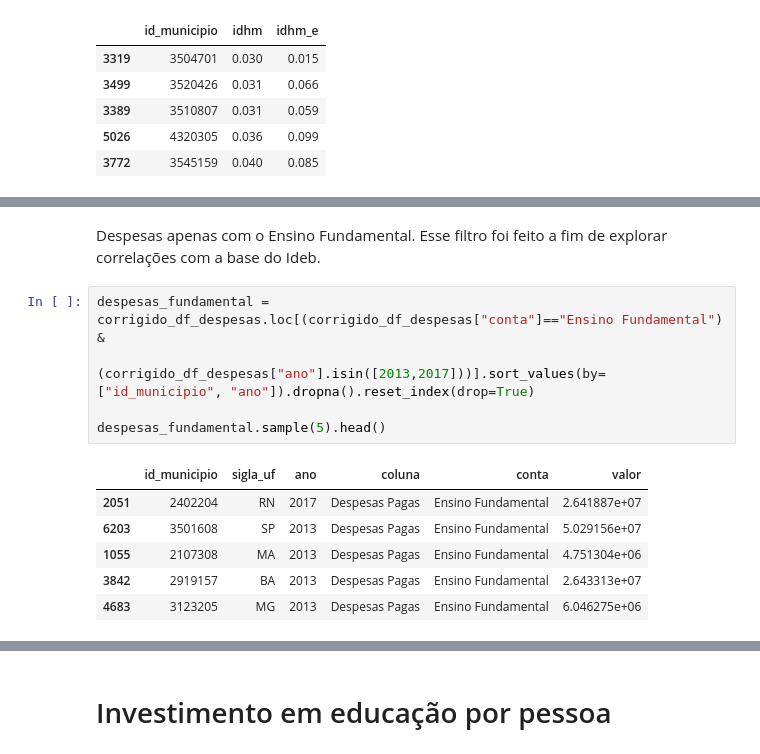
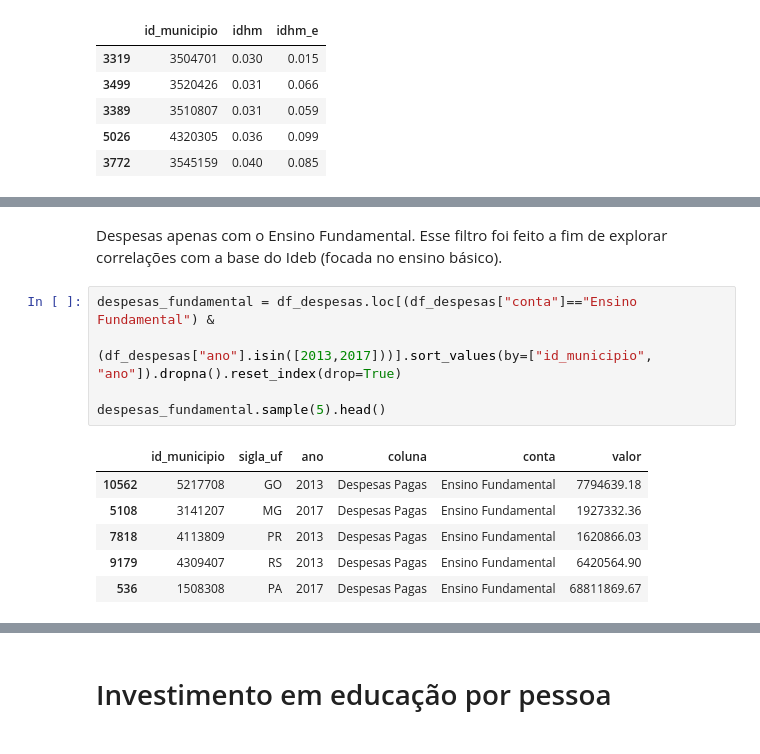
Before and after one commit to UFRJ-Analytica/odd2021, a Jupyter notebook: analises.ipynb, the cells around one changed output, grey strips where cells are left out. Drawn from its saved outputs; the diff is of its cells as text.

```diff
--- a/analises.ipynb
+++ b/analises.ipynb
@@ -273,14 +214,14 @@ df_ideb_mun.sample(5).head(5)
 # %% [markdown]
-Despesas apenas com o Ensino Fundamental. Esse filtro foi feito a fim de explorar correlações com a base do Ideb.
+Despesas apenas com o Ensino Fundamental. Esse filtro foi feito a fim de explorar correlações com a base do Ideb (focada no ensino básico).
 # %%
-despesas_fundamental = corrigido_df_despesas.loc[(corrigido_df_despesas["conta"]=="Ensino Fundamental") &
-                                                 (corrigido_df_despesas["ano"].isin([2013,2017]))].sort_values(by=["id_municipio", "ano"]).dropna().reset_index(drop=True)
+despesas_fundamental = df_despesas.loc[(df_despesas["conta"]=="Ensino Fundamental") &
+                                                 (df_despesas["ano"].isin([2013,2017]))].sort_values(by=["id_municipio", "ano"]).dropna().reset_index(drop=True)
 
 despesas_fundamental.sample(5).head()
 # %% [output]
 |  | id_municipio | sigla_uf | ano | coluna | conta | valor |
-| 2051 | 2402204 | RN | 2017 | Despesas Pagas | Ensino Fundamental | 2.641887e+07 |
-| 6203 | 3501608 | SP | 2013 | Despesas Pagas | Ensino Fundamental | 5.029156e+07 |
-| 1055 | 2107308 | MA | 2013 | Despesas Pagas | Ensino Fundamental | 4.751304e+06 |
-| 3842 | 2919157 | BA | 2013 | Despesas Pagas | Ensino Fundamental | 2.643313e+07 |
-| 4683 | 3123205 | MG | 2013 | Despesas Pagas | Ensino Fundamental | 6.046275e+06 |
+| 10562 | 5217708 | GO | 2013 | Despesas Pagas | Ensino Fundamental | 7794639.18 |
+| 5108 | 3141207 | MG | 2017 | Despesas Pagas | Ensino Fundamental | 1927332.36 |
+| 7818 | 4113809 | PR | 2013 | Despesas Pagas | Ensino Fundamental | 1620866.03 |
+| 9179 | 4309407 | RS | 2013 | Despesas Pagas | Ensino Fundamental | 6420564.90 |
+| 536 | 1508308 | PA | 2017 | Despesas Pagas | Ensino Fundamental | 68811869.67 |
```
Also changed, not shown: parts of 56 cells of this notebook, 13 other files.
